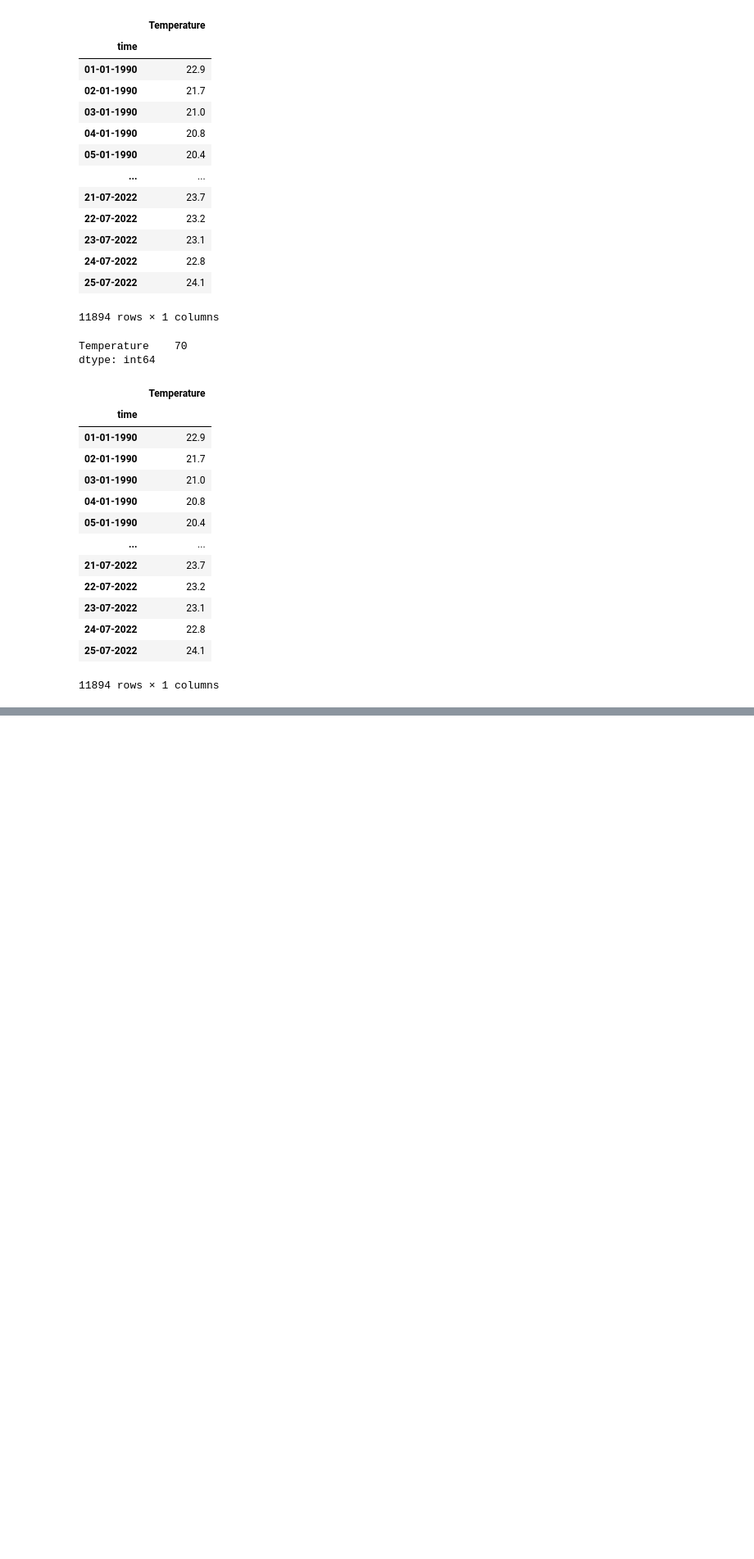
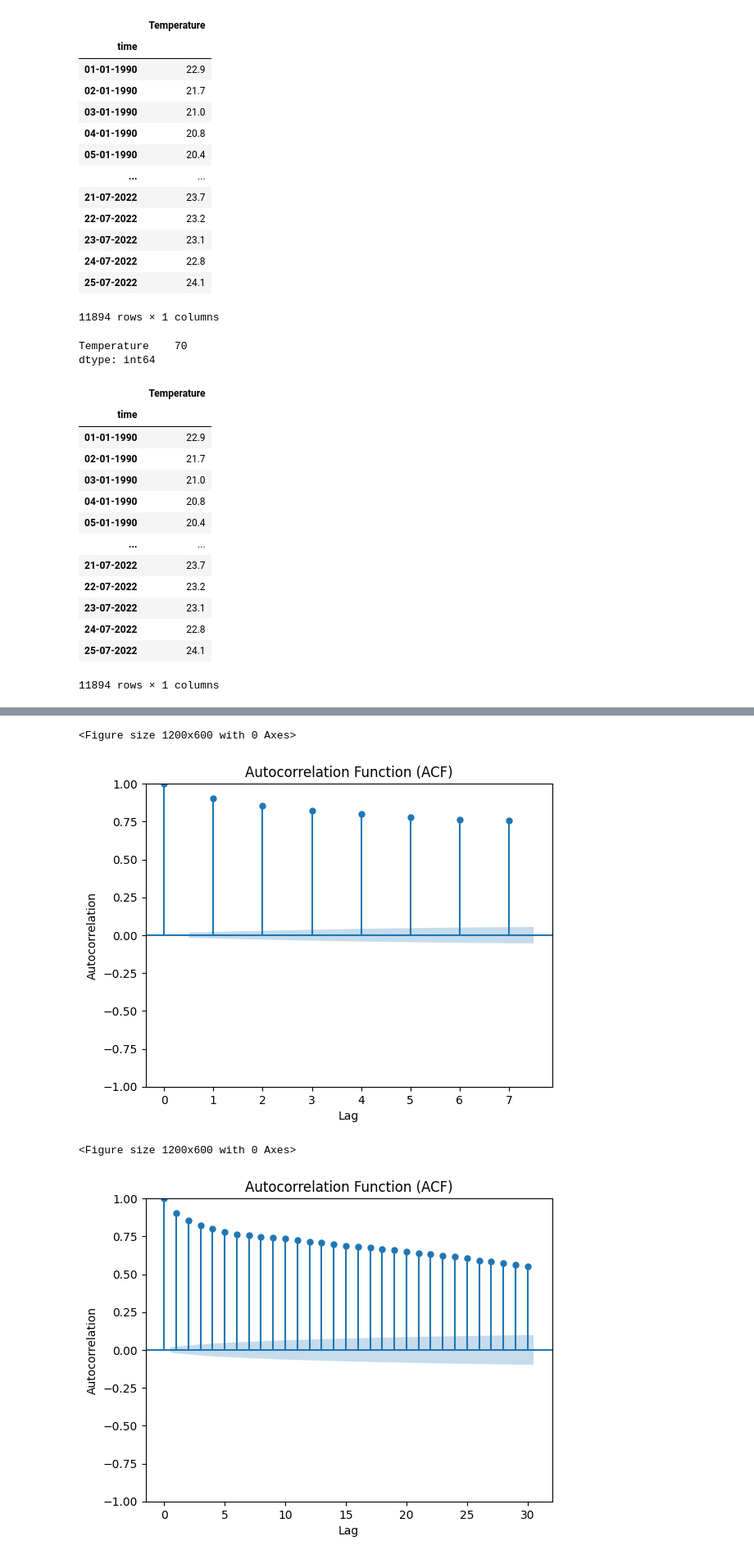
Before and after one commit to bhumikays/Time-Series-Forecasting-of-Temperature, a Jupyter notebook: Data _Cleaning_and_EDA.ipynb, the cells around one changed output, grey strips where cells are left out. Shown at 82% size. Cells and saved outputs as stored; diff of their text form; code cells hidden in the pictures; blank space fills up the shorter version.

```diff
--- a/Data _Cleaning_and_EDA.ipynb
+++ b/Data _Cleaning_and_EDA.ipynb
@@ -213,0 +215,21 @@ This ADF value indicates that the data is obviously stationary
+# %%
+# Plot ACF to detect seasonality (7 days)
+plt.figure(figsize=(12, 6))
+sm.graphics.tsa.plot_acf(data, lags=7)
+plt.title('Autocorrelation Function (ACF)')
+plt.xlabel('Lag')
+plt.ylabel('Autocorrelation')
+plt.show()
+
+# Plot ACF to detect seasonality (30 days)
+plt.figure(figsize=(12, 6))
+sm.graphics.tsa.plot_acf(data, lags=30)
+plt.title('Autocorrelation Function (ACF)')
+plt.xlabel('Lag')
+plt.ylabel('Autocorrelation')
+plt.show()
+# %% [output]
+<Figure size 1200x600 with 0 Axes>
+[figure, added]
+<Figure size 1200x600 with 0 Axes>
+[figure, added]
```
Also changed, not shown: parts of 16 cells of this notebook.
